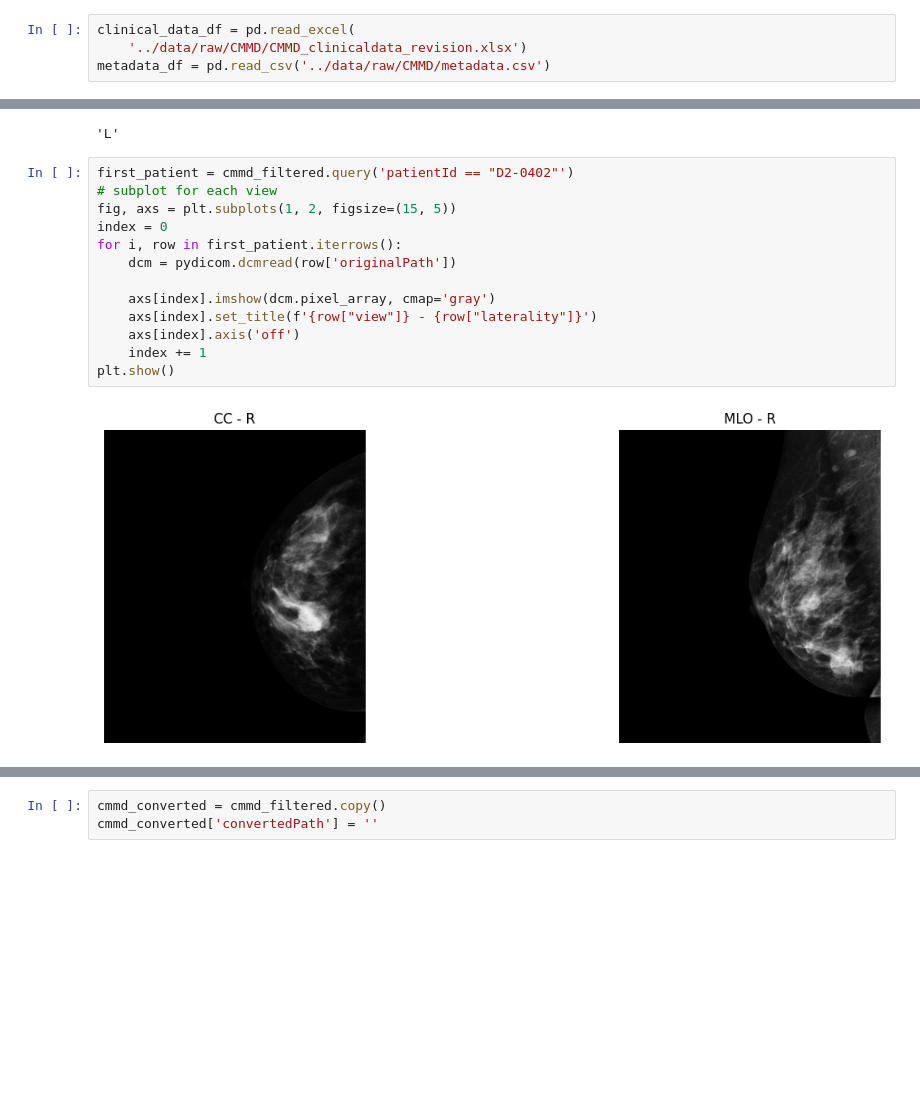
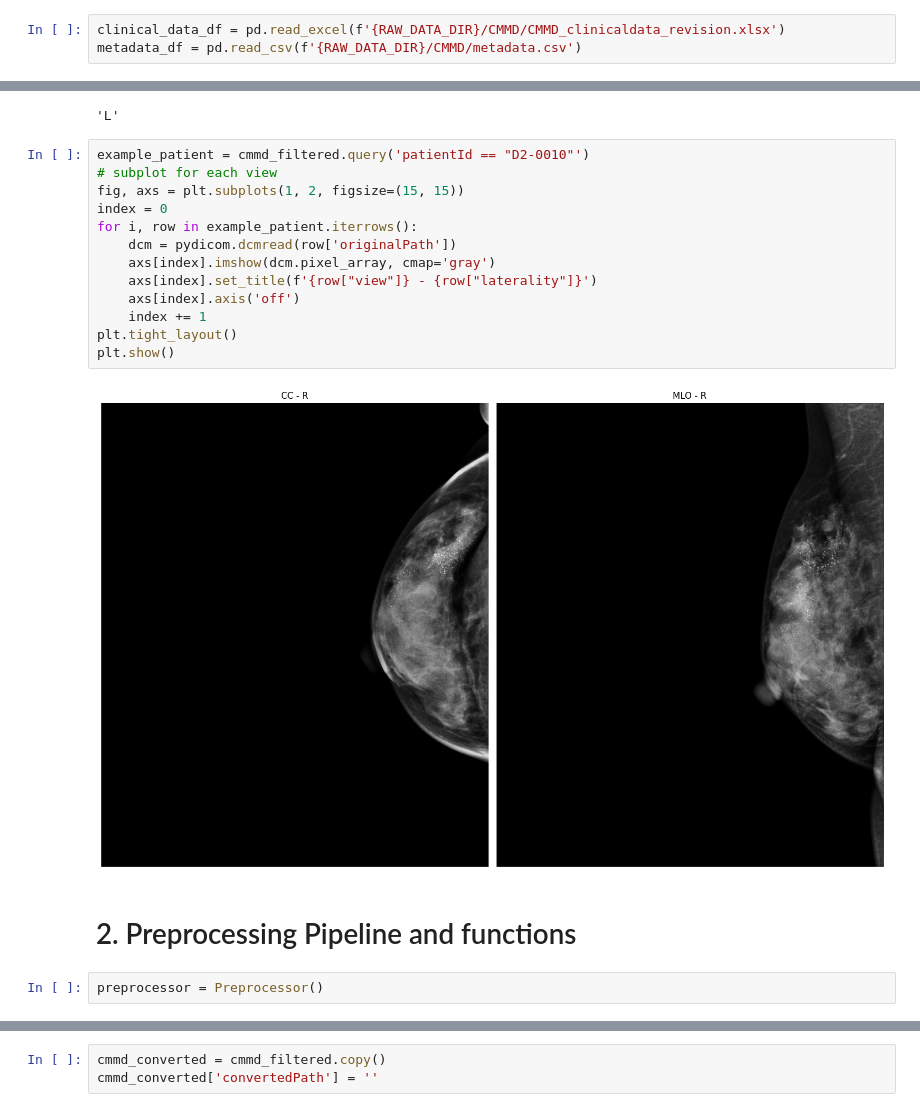
Before and after one commit to dacxjo/TFG, a Jupyter notebook: notebooks/[2]-Preprocessing.ipynb, the cells around one changed output, grey strips where cells are left out. Drawn from its saved outputs; the diff is of its cells as text; blank space fills up the shorter version.

Commit message:
CMMD aproximation

```diff
--- a/notebooks/[2]-Preprocessing.ipynb
+++ b/notebooks/[2]-Preprocessing.ipynb
@@ -8,7 +20,6 @@ import matplotlib.pyplot as plt
 # %%
-clinical_data_df = pd.read_excel(
-    '../data/raw/CMMD/CMMD_clinicaldata_revision.xlsx')
-metadata_df = pd.read_csv('../data/raw/CMMD/metadata.csv')
+clinical_data_df = pd.read_excel(f'{RAW_DATA_DIR}/CMMD/CMMD_clinicaldata_revision.xlsx')
+metadata_df = pd.read_csv(f'{RAW_DATA_DIR}/CMMD/metadata.csv')
 # %%
 metadata_df[metadata_df['Data Description URI'] == 'D2-0749'].iloc[0]['File Location']
 # %% [output]
@@ -158,17 +214,21 @@ dcm.ImageLaterality
 # %% [output]
 'L'
 # %%
-first_patient = cmmd_filtered.query('patientId == "D2-0402"')
+example_patient = cmmd_filtered.query('patientId == "D2-0010"')
 # subplot for each view
-fig, axs = plt.subplots(1, 2, figsize=(15, 5))
+fig, axs = plt.subplots(1, 2, figsize=(15, 15))
 index = 0
-for i, row in first_patient.iterrows():
+for i, row in example_patient.iterrows():
     dcm = pydicom.dcmread(row['originalPath'])
-
     axs[index].imshow(dcm.pixel_array, cmap='gray')
     axs[index].set_title(f'{row["view"]} - {row["laterality"]}')
     axs[index].axis('off')
     index += 1
+plt.tight_layout()
 plt.show()
 # %% [output]
-[figure, old version]
+[figure, new version]
+# %% [markdown]
+# 2. Preprocessing Pipeline and functions
+# %%
+preprocessor = Preprocessor()
```
Also changed, not shown: parts of 18 cells of this notebook, 5 other files.
